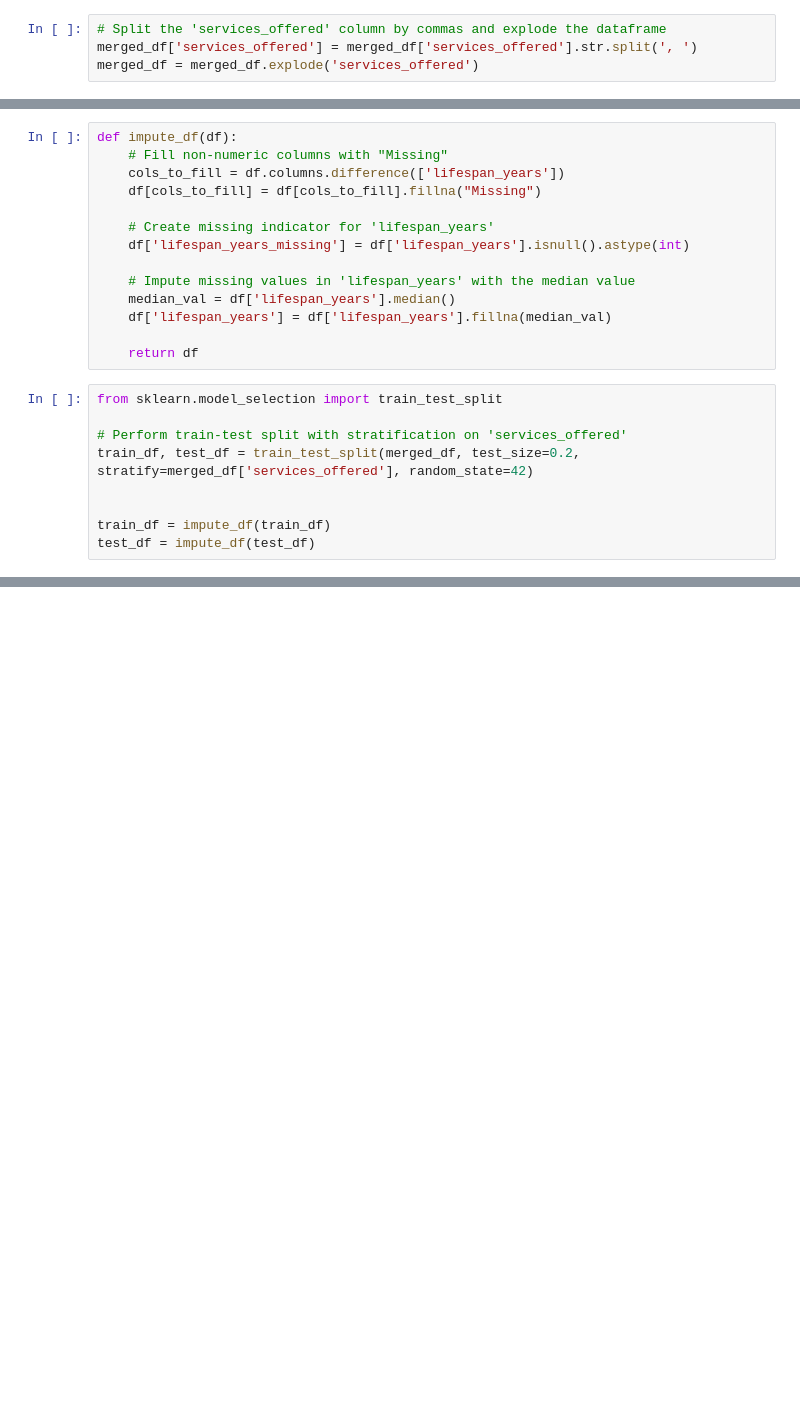
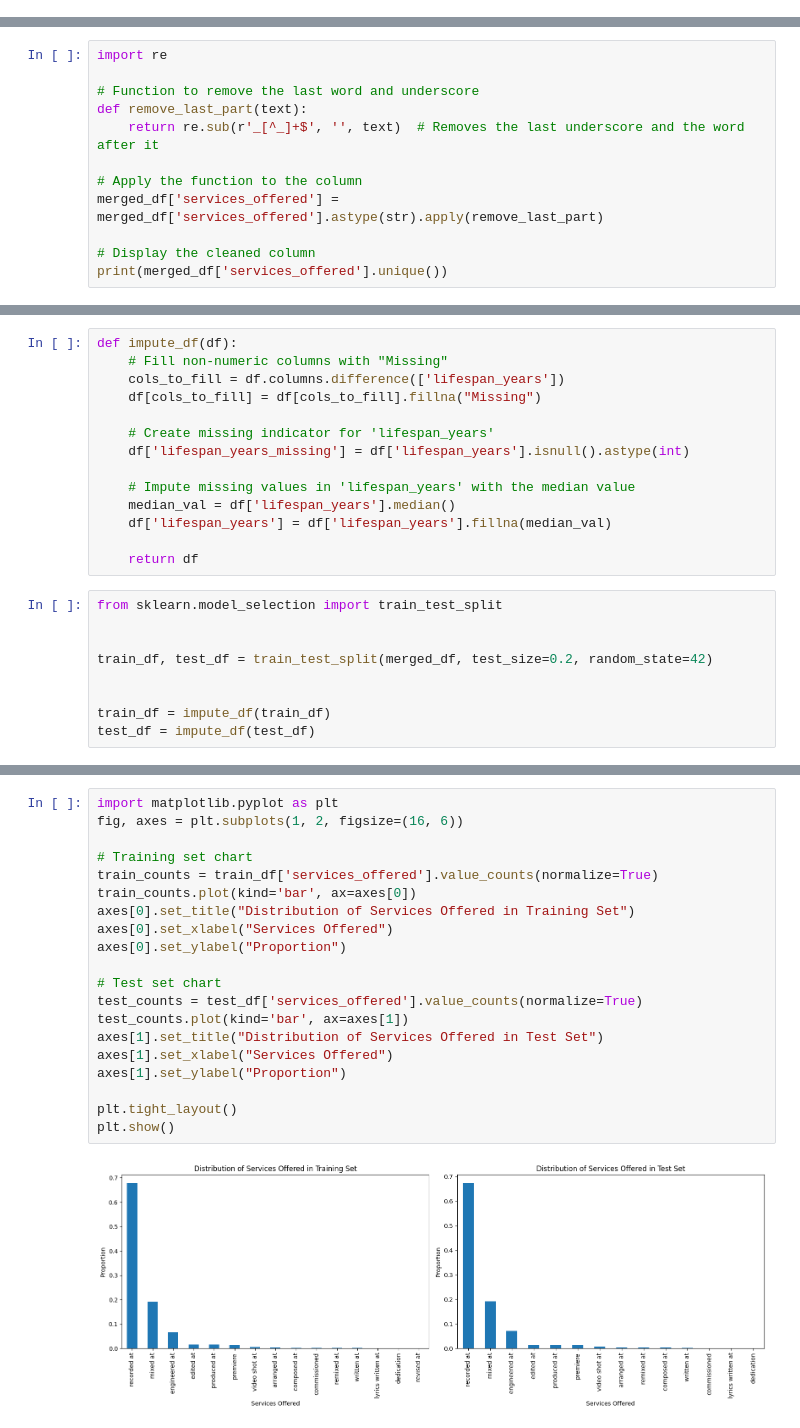
Before and after one commit to megan-rizzo/musicbrainz-api-module, a Jupyter notebook: XG_Boost.ipynb, the cells around one changed output, grey strips where cells are left out. Saved outputs shown, nothing was run; the diff lists cells and outputs as text; blank space fills up the shorter version.

```diff
--- a/XG_Boost.ipynb
+++ b/XG_Boost.ipynb
@@ -25,7 +25,3 @@ merged_df.head()
 | 15522 | Other | Dunluce Castle | Northern Ireland | Causeway Coast and Glens | GB | NaN | Active | recorded at |
 | 15524 | Studio | Saint Johns Eastern Orthodox Church | Tennessee | NaN | US | 5.0 | Ended | engineered at |
 | 15525 | Venue | Shimokitazawa Eki | NaN | NaN | JP | 34.0 | Active | recorded at |
-# %%
-# Split the 'services_offered' column by commas and explode the dataframe
-merged_df['services_offered'] = merged_df['services_offered'].str.split(', ')
-merged_df = merged_df.explode('services_offered')
@@ -31,0 +43,12 @@ merged_df = merged_df.explode('services_offered')
+# %%
+import re
+
+# Function to remove the last word and underscore
+def remove_last_part(text):
+    return re.sub(r'_[^_]+$', '', text)  # Removes the last underscore and the word after it
+
+# Apply the function to the column
+merged_df['services_offered'] = merged_df['services_offered'].astype(str).apply(remove_last_part)
+
+# Display the cleaned column
+print(merged_df['services_offered'].unique())
@@ -46,8 +73,8 @@ def impute_df(df):
 # %%
 from sklearn.model_selection import train_test_split
 
-# Perform train-test split with stratification on 'services_offered'
-train_df, test_df = train_test_split(merged_df, test_size=0.2, stratify=merged_df['services_offered'], random_state=42)
+
+train_df, test_df = train_test_split(merged_df, test_size=0.2, random_state=42)
 
 
 train_df = impute_df(train_df)
@@ -70,0 +82,22 @@ X_train.head()
+# %%
+import matplotlib.pyplot as plt
+fig, axes = plt.subplots(1, 2, figsize=(16, 6))
+
+# Training set chart
+train_counts = train_df['services_offered'].value_counts(normalize=True)
+train_counts.plot(kind='bar', ax=axes[0])
+axes[0].set_title("Distribution of Services Offered in Training Set")
+axes[0].set_xlabel("Services Offered")
+axes[0].set_ylabel("Proportion")
+
+# Test set chart
+test_counts = test_df['services_offered'].value_counts(normalize=True)
+test_counts.plot(kind='bar', ax=axes[1])
+axes[1].set_title("Distribution of Services Offered in Test Set")
+axes[1].set_xlabel("Services Offered")
+axes[1].set_ylabel("Proportion")
+
+plt.tight_layout()
+plt.show()
+# %% [output]
+[figure, added]
```
Also changed, not shown: parts of 27 cells of this notebook.
